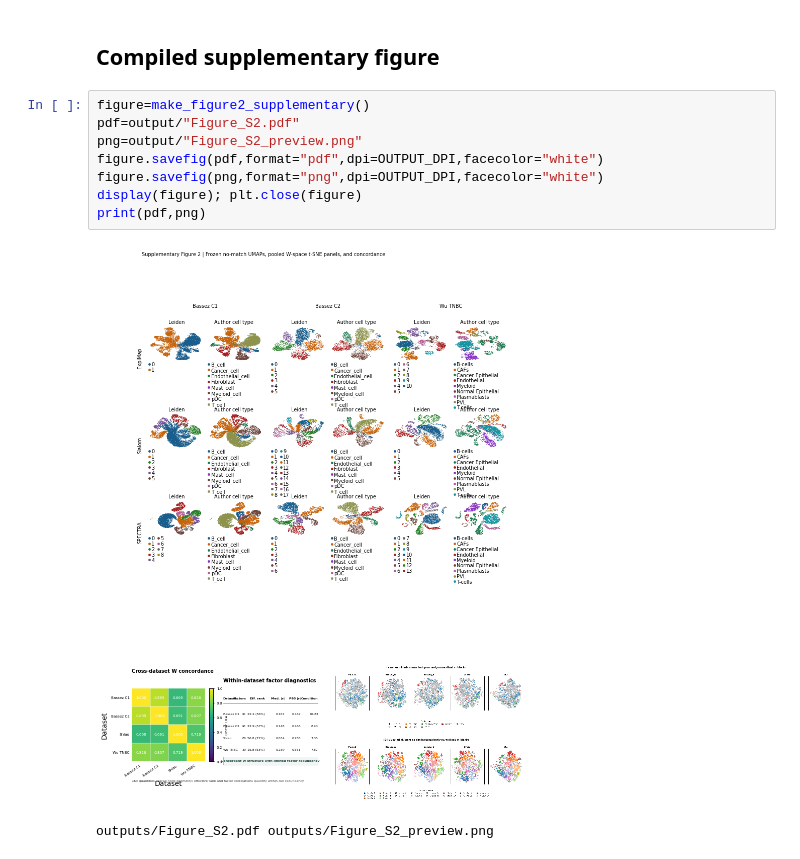
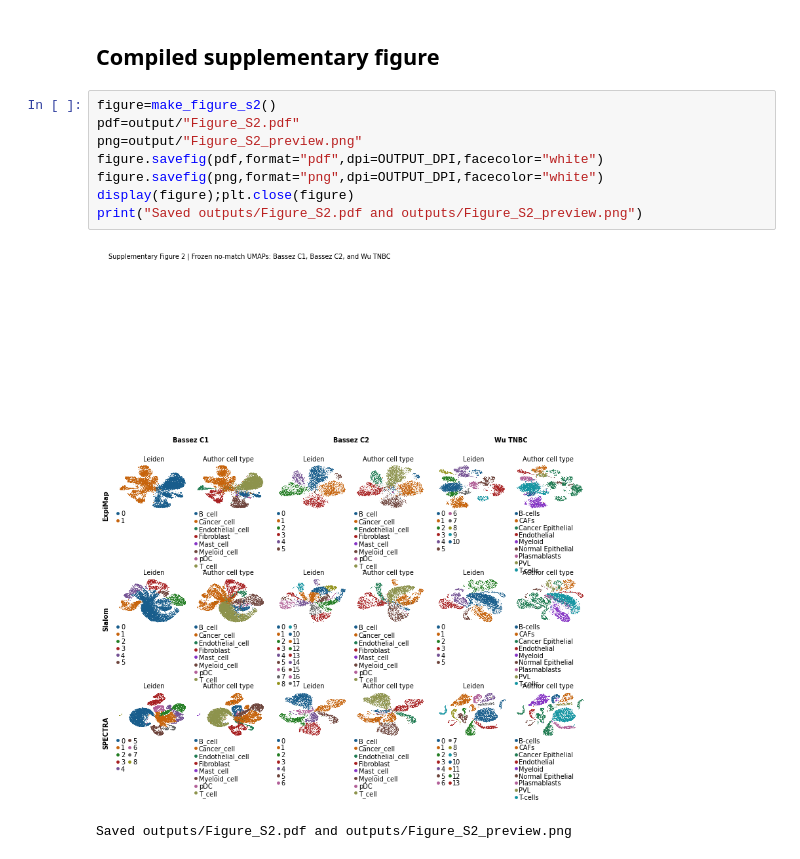
Before and after one commit to bernadettem03/scKNIFE-single-cell-Knowledge-guided-Network-Inference-for-Functional-Estimation, a Jupyter notebook: Supplementary/Figure_S2/Figure_S2.ipynb, the cells around one changed output. Saved outputs shown, nothing was run; the diff lists cells and outputs as text.

Commit message:
Split pooled W diagnostics into Supplementary Figure 1

```diff
--- a/Supplementary/Figure_S2/Figure_S2.ipynb
+++ b/Supplementary/Figure_S2/Figure_S2.ipynb
@@ -11,13 +21,13 @@ output=Path("outputs"); output.mkdir(exist_ok=True)
 # %% [markdown]
 ## Compiled supplementary figure
 # %%
-figure=make_figure2_supplementary()
+figure=make_figure_s2()
 pdf=output/"Figure_S2.pdf"
 png=output/"Figure_S2_preview.png"
 figure.savefig(pdf,format="pdf",dpi=OUTPUT_DPI,facecolor="white")
 figure.savefig(png,format="png",dpi=OUTPUT_DPI,facecolor="white")
-display(figure); plt.close(figure)
-print(pdf,png)
+display(figure);plt.close(figure)
+print("Saved outputs/Figure_S2.pdf and outputs/Figure_S2_preview.png")
 # %% [output]
-[figure, old version]
+[figure, new version]
-outputs/Figure_S2.pdf outputs/Figure_S2_preview.png
+Saved outputs/Figure_S2.pdf and outputs/Figure_S2_preview.png
```
Also changed, not shown: parts of 4 cells of this notebook, 22 other files.
